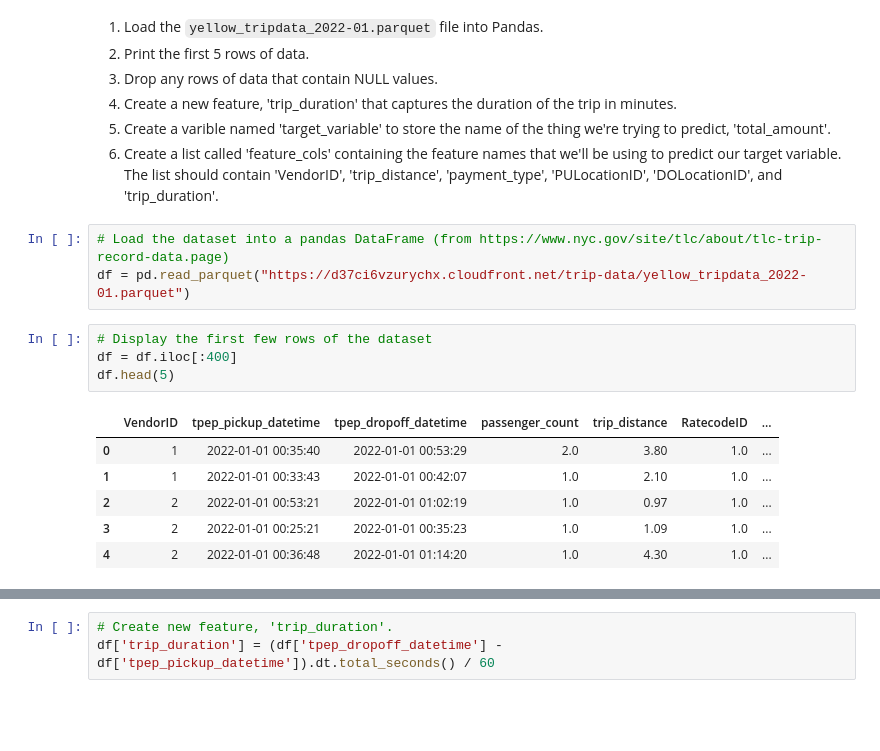
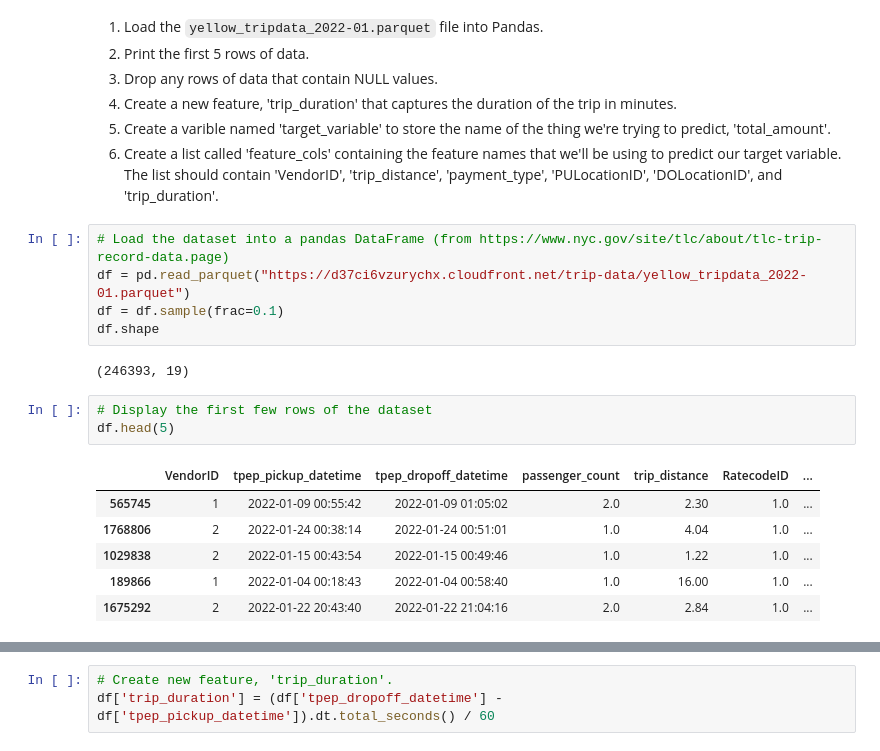
Before and after one commit to ramanaganji/machine-learning, a Jupyter notebook: Student_MLE_MiniProject_ML.ipynb, the cells around one changed output, grey strips where cells are left out. Drawn from its saved outputs; the diff is of its cells as text; blank space fills up the shorter version.

```diff
--- a/Student_MLE_MiniProject_ML.ipynb
+++ b/Student_MLE_MiniProject_ML.ipynb
@@ -41,17 +41,20 @@ Load the NYC taxi dataset into a Pandas DataFrame and do a few basic checks to e
 # %%
 # Load the dataset into a pandas DataFrame (from https://www.nyc.gov/site/tlc/about/tlc-trip-record-data.page)
 df = pd.read_parquet("https://d37ci6vzurychx.cloudfront.net/trip-data/yellow_tripdata_2022-01.parquet")
+df = df.sample(frac=0.1)
+df.shape
+# %% [output]
+(246393, 19)
 # %%
 # Display the first few rows of the dataset
-df = df.iloc[:400]
 df.head(5)
 # %% [output]
 |  | VendorID | tpep_pickup_datetime | tpep_dropoff_datetime | passenger_count | trip_distance | RatecodeID | ... |
-| 0 | 1 | 2022-01-01 00:35:40 | 2022-01-01 00:53:29 | 2.0 | 3.80 | 1.0 | ... |
-| 1 | 1 | 2022-01-01 00:33:43 | 2022-01-01 00:42:07 | 1.0 | 2.10 | 1.0 | ... |
-| 2 | 2 | 2022-01-01 00:53:21 | 2022-01-01 01:02:19 | 1.0 | 0.97 | 1.0 | ... |
-| 3 | 2 | 2022-01-01 00:25:21 | 2022-01-01 00:35:23 | 1.0 | 1.09 | 1.0 | ... |
-| 4 | 2 | 2022-01-01 00:36:48 | 2022-01-01 01:14:20 | 1.0 | 4.30 | 1.0 | ... |
+| 565745 | 1 | 2022-01-09 00:55:42 | 2022-01-09 01:05:02 | 2.0 | 2.30 | 1.0 | ... |
+| 1768806 | 2 | 2022-01-24 00:38:14 | 2022-01-24 00:51:01 | 1.0 | 4.04 | 1.0 | ... |
+| 1029838 | 2 | 2022-01-15 00:43:54 | 2022-01-15 00:49:46 | 1.0 | 1.22 | 1.0 | ... |
+| 189866 | 1 | 2022-01-04 00:18:43 | 2022-01-04 00:58:40 | 1.0 | 16.00 | 1.0 | ... |
+| 1675292 | 2 | 2022-01-22 20:43:40 | 2022-01-22 21:04:16 | 2.0 | 2.84 | 1.0 | ... |
 # %%
 # Drop rows with missing values.
 df.dropna(axis=0,inplace=True)
```
Also changed, not shown: parts of 10 cells of this notebook.
